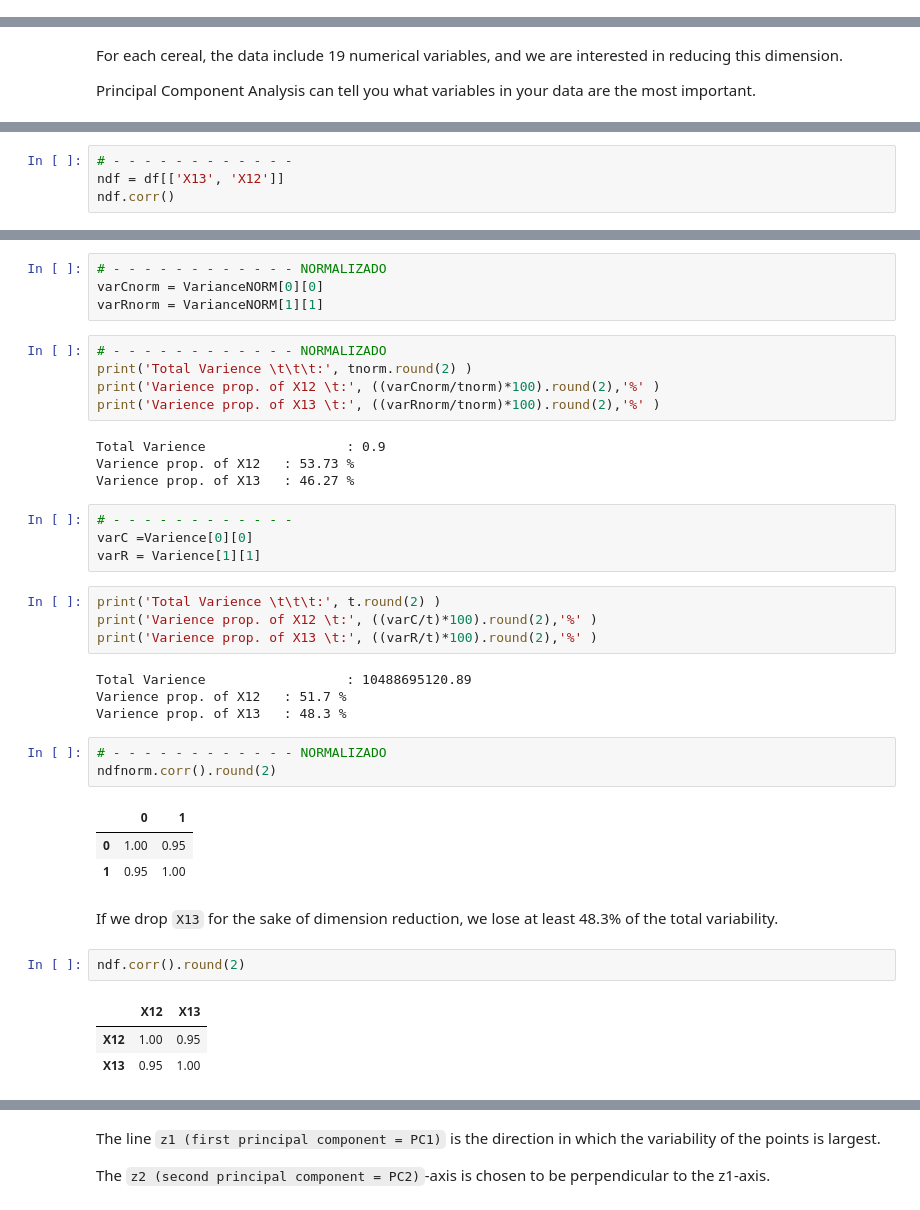
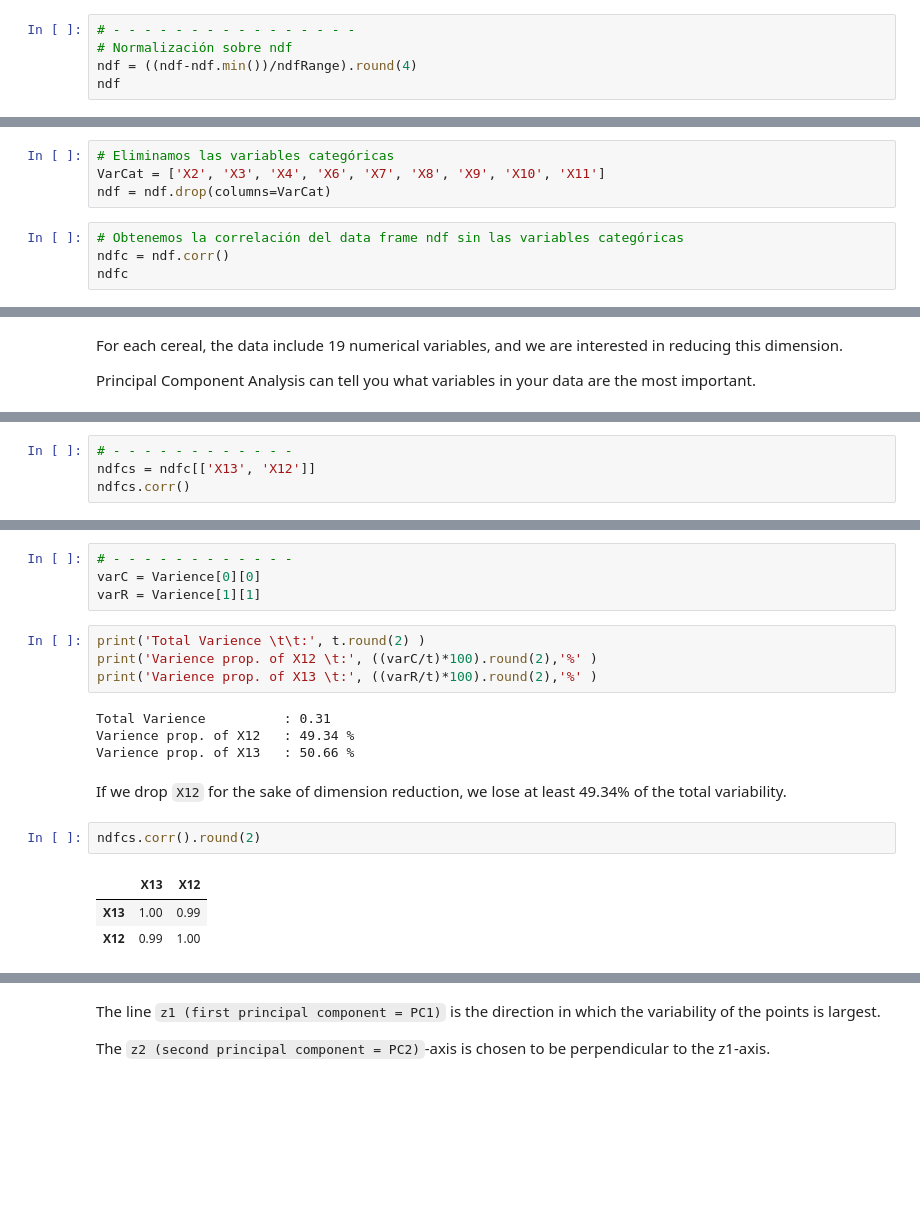
Before and after one commit to PosgradoMNA/actividades-del-projecto-team_59, a Jupyter notebook: Actividad_Sem_04_CD_PCA.ipynb, the cells around one changed output, grey strips where cells are left out. Drawn from its saved outputs; the diff is of its cells as text; blank space fills up the shorter version.

```diff
--- a/Actividad_Sem_04_CD_PCA.ipynb
+++ b/Actividad_Sem_04_CD_PCA.ipynb
@@ -103,0 +129,5 @@ df.shape
+# %%
+# - - - - - - - - - - - - - - - -
+# Normalización sobre ndf
+ndf = ((ndf-ndf.min())/ndfRange).round(4)
+ndf
@@ -103,0 +178,8 @@ df.shape
+# %%
+# Eliminamos las variables categóricas
+VarCat = ['X2', 'X3', 'X4', 'X6', 'X7', 'X8', 'X9', 'X10', 'X11']
+ndf = ndf.drop(columns=VarCat)
+# %%
+# Obtenemos la correlación del data frame ndf sin las variables categóricas
+ndfc = ndf.corr()
+ndfc
@@ -110,6 +384,6 @@ We focus first on two variables: `calories` and consumer `rating`:
 # %%
 # - - - - - - - - - - - -
-ndf = df[['X13', 'X12']]
-ndf.corr()
+ndfcs = ndfc[['X13', 'X12']]
+ndfcs.corr()
 # %% [output]
 |  | X13 | X12 |
@@ -342,41 +423,21 @@ tnorm
 # %%
-# - - - - - - - - - - - - NORMALIZADO
-varCnorm = VarianceNORM[0][0]
-varRnorm = VarianceNORM[1][1]
+# - - - - - - - - - - - -
+varC = Varience[0][0]
+varR = Varience[1][1]
 # %%
-# - - - - - - - - - - - - NORMALIZADO
-print('Total Varience \t\t\t:', tnorm.round(2) )
-print('Varience prop. of X12 \t:', ((varCnorm/tnorm)*100).round(2),'%' )
-print('Varience prop. of X13 \t:', ((varRnorm/tnorm)*100).round(2),'%' )
+print('Total Varience \t\t:', t.round(2) )
+print('Varience prop. of X12 \t:', ((varC/t)*100).round(2),'%' )
+print('Varience prop. of X13 \t:', ((varR/t)*100).round(2),'%' )
 # %% [output]
-Total Varience                  : 0.9
-Varience prop. of X12   : 53.73 %
-Varience prop. of X13   : 46.27 %
+Total Varience          : 0.31
+Varience prop. of X12   : 49.34 %
+Varience prop. of X13   : 50.66 %
-# %%
-# - - - - - - - - - - - -
-varC =Varience[0][0]
-varR = Varience[1][1]
-# %%
-print('Total Varience \t\t\t:', t.round(2) )
-print('Varience prop. of X12 \t:', ((varC/t)*100).round(2),'%' )
-print('Varience prop. of X13 \t:', ((varR/t)*100).round(2),'%' )
-# %% [output]
-Total Varience                  : 10488695120.89
-Varience prop. of X12   : 51.7 %
-Varience prop. of X13   : 48.3 %
+# %% [markdown]
+If we drop `X12` for the sake of dimension reduction, we  lose at least 49.34% of the total variability.
 # %%
-# - - - - - - - - - - - - NORMALIZADO
-ndfnorm.corr().round(2)
+ndfcs.corr().round(2)
 # %% [output]
-|  | 0 | 1 |
-| 0 | 1.00 | 0.95 |
-| 1 | 0.95 | 1.00 |
+|  | X13 | X12 |
+| X13 | 1.00 | 0.99 |
+| X12 | 0.99 | 1.00 |
-# %% [markdown]
-If we drop `X13` for the sake of dimension reduction, we  lose at least 48.3% of the total variability.
-# %%
-ndf.corr().round(2)
-# %% [output]
-|  | X12 | X13 |
-| X12 | 1.00 | 0.95 |
-| X13 | 0.95 | 1.00 |
 # %% [markdown]
```
Also changed, not shown: parts of 47 cells of this notebook.
